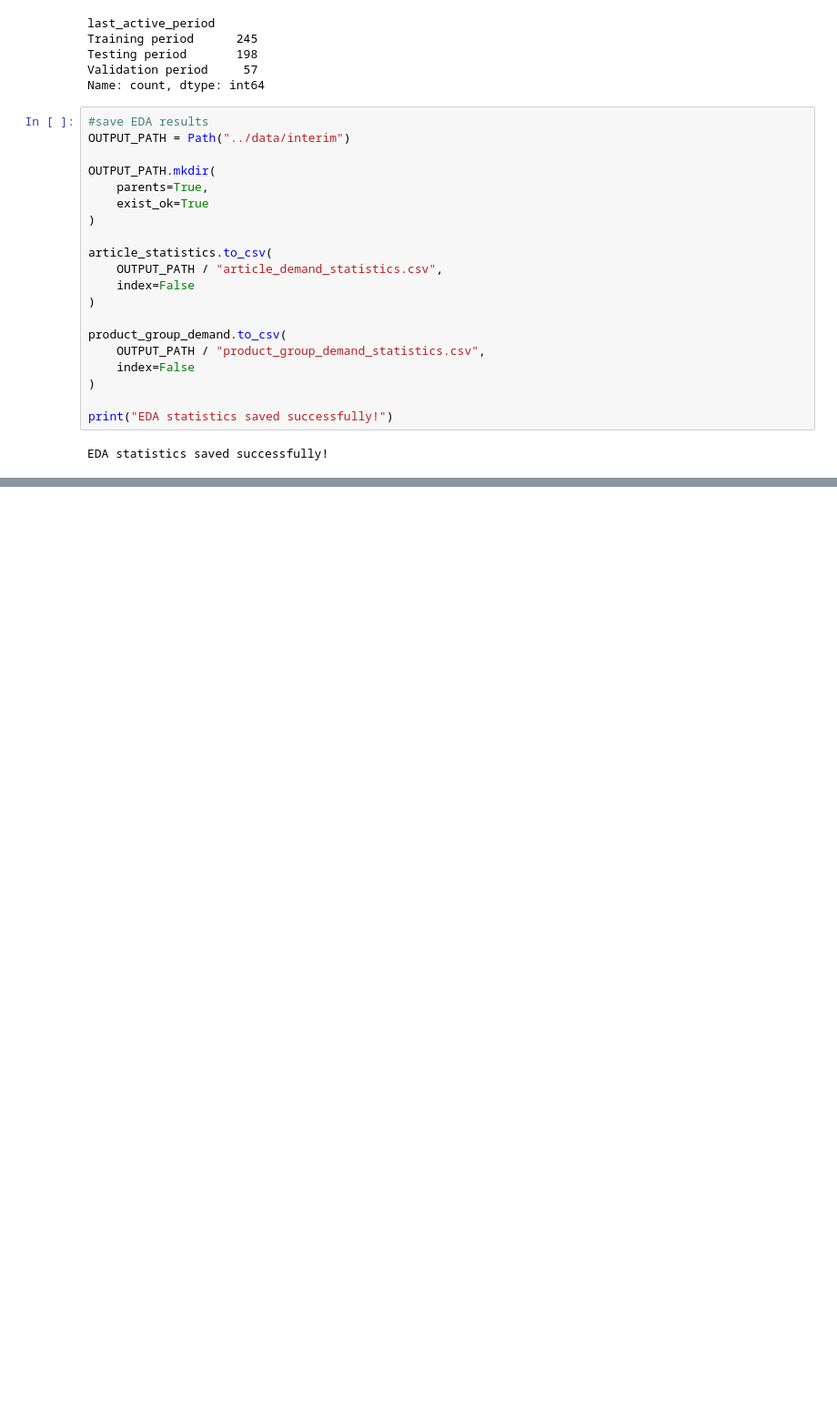
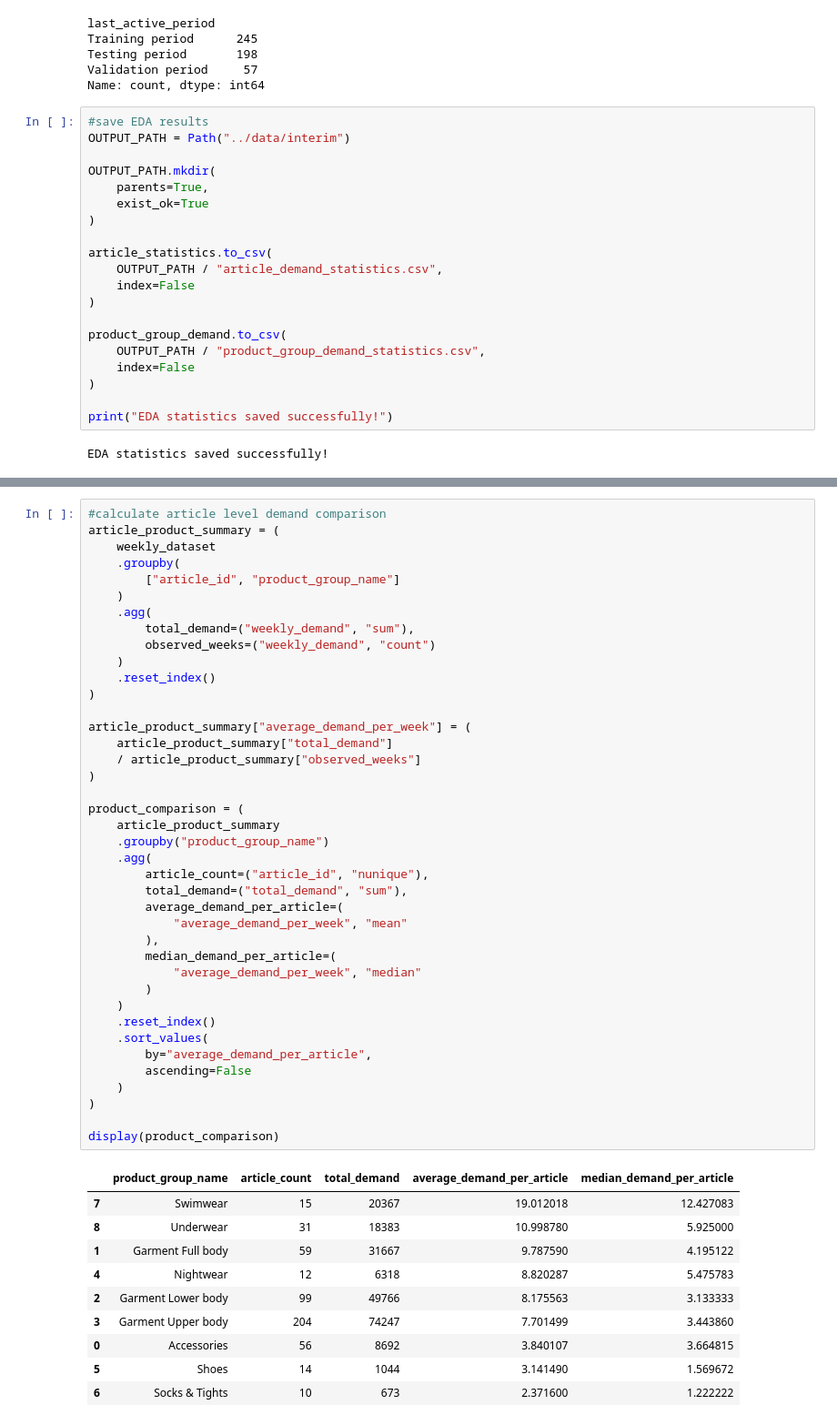
Before and after one commit to vinujih/Final-Year-Project, a Jupyter notebook: notebooks/06_EDA.ipynb, the cells around one changed output, grey strips where cells are left out. Shown at 91% size. Drawn from its saved outputs; the diff is of its cells as text; blank space fills up the shorter version.

```diff
--- a/notebooks/06_EDA.ipynb
+++ b/notebooks/06_EDA.ipynb
@@ -485,0 +634,51 @@ EDA statistics saved successfully!
+# %%
+#calculate article level demand comparison
+article_product_summary = (
+    weekly_dataset
+    .groupby(
+        ["article_id", "product_group_name"]
+    )
+    .agg(
+        total_demand=("weekly_demand", "sum"),
+        observed_weeks=("weekly_demand", "count")
+    )
+    .reset_index()
+)
+
+article_product_summary["average_demand_per_week"] = (
+    article_product_summary["total_demand"]
+    / article_product_summary["observed_weeks"]
+)
+
+product_comparison = (
+    article_product_summary
+    .groupby("product_group_name")
+    .agg(
+        article_count=("article_id", "nunique"),
+        total_demand=("total_demand", "sum"),
+        average_demand_per_article=(
+            "average_demand_per_week", "mean"
+        ),
+        median_demand_per_article=(
+            "average_demand_per_week", "median"
+        )
+    )
+    .reset_index()
+    .sort_values(
+        by="average_demand_per_article",
+        ascending=False
+    )
+)
+
+display(product_comparison)
+# %% [output]
+|  | product_group_name | article_count | total_demand | average_demand_per_article | median_demand_per_article |
+| 7 | Swimwear | 15 | 20367 | 19.012018 | 12.427083 |
+| 8 | Underwear | 31 | 18383 | 10.998780 | 5.925000 |
+| 1 | Garment Full body | 59 | 31667 | 9.787590 | 4.195122 |
+| 4 | Nightwear | 12 | 6318 | 8.820287 | 5.475783 |
+| 2 | Garment Lower body | 99 | 49766 | 8.175563 | 3.133333 |
+| 3 | Garment Upper body | 204 | 74247 | 7.701499 | 3.443860 |
+| 0 | Accessories | 56 | 8692 | 3.840107 | 3.664815 |
+| 5 | Shoes | 14 | 1044 | 3.141490 | 1.569672 |
+| 6 | Socks & Tights | 10 | 673 | 2.371600 | 1.222222 |
```
Also changed, not shown: parts of 4 cells of this notebook.
